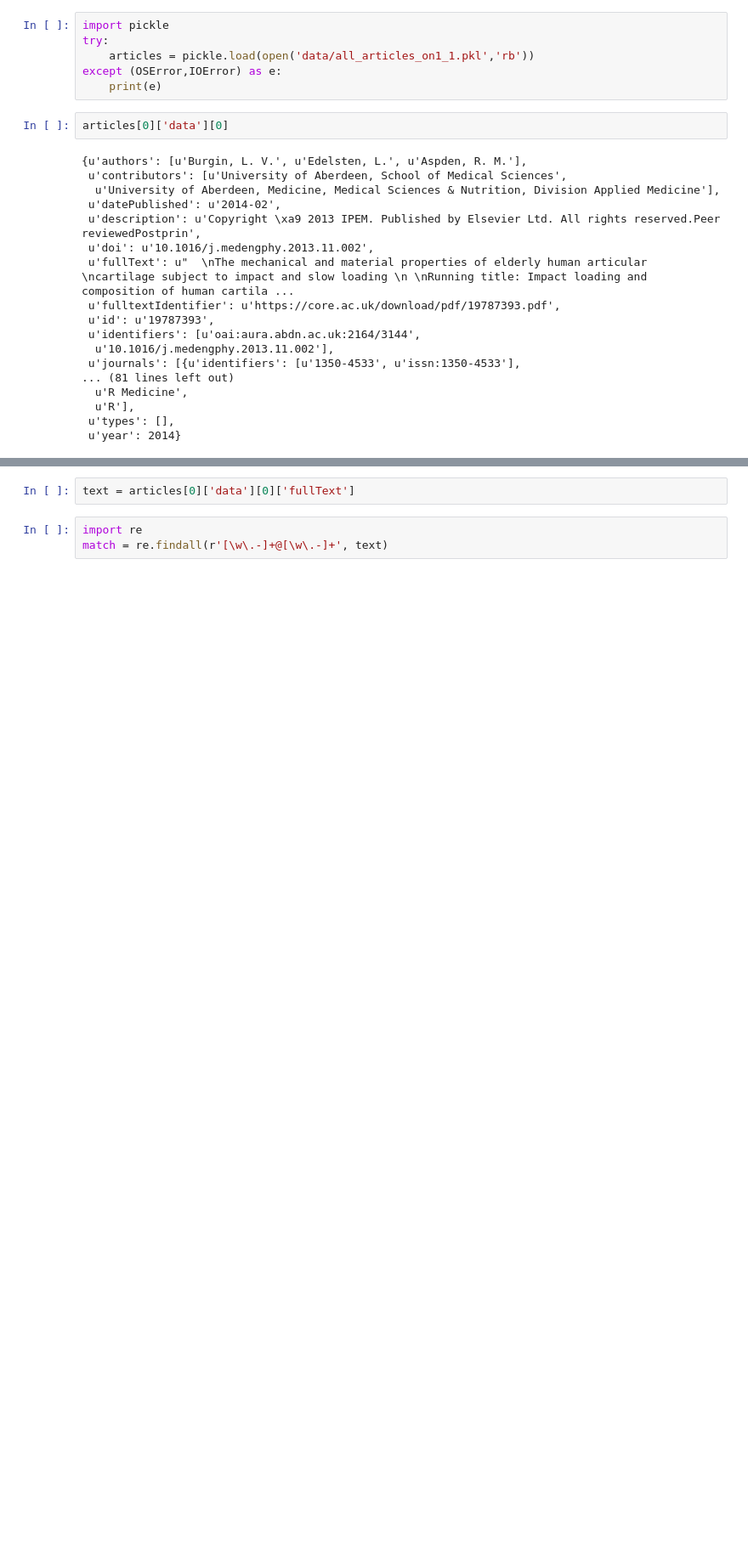
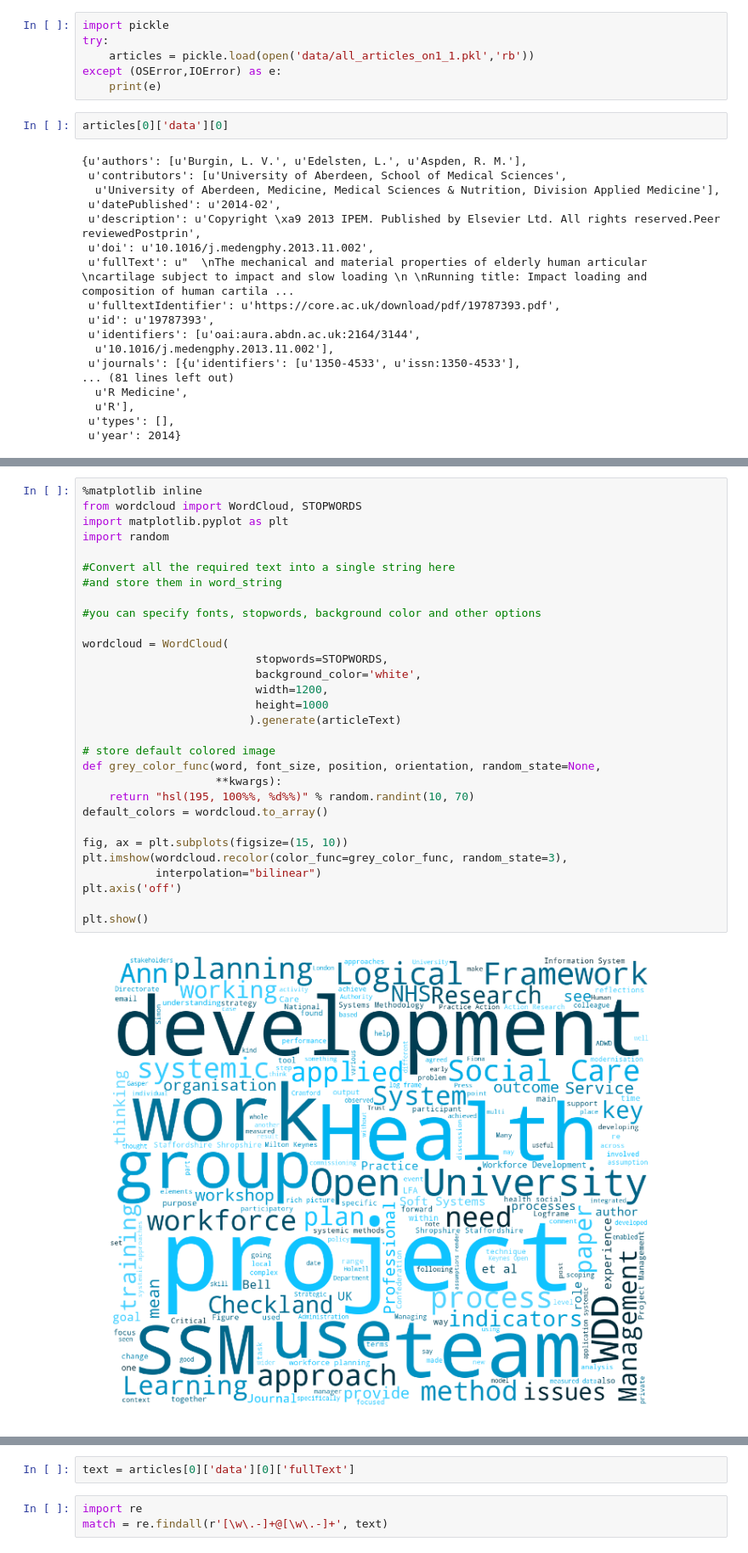
Before and after one commit to oacore/collaboration_discovery_experiment, a Jupyter notebook: tdm demo.ipynb, the cells around one changed output, grey strips where cells are left out. Shown at 85% size. Cells and saved outputs as stored; diff of their text form; blank space fills up the shorter version.

```diff
--- a/tdm demo.ipynb
+++ b/tdm demo.ipynb
@@ -840,0 +716,32 @@ This is the full metadata and fulltext in raw format ready to be analysed of thi
+# %%
+%matplotlib inline
+from wordcloud import WordCloud, STOPWORDS
+import matplotlib.pyplot as plt
+import random
+
+#Convert all the required text into a single string here
+#and store them in word_string
+
+#you can specify fonts, stopwords, background color and other options
+
+wordcloud = WordCloud(
+                          stopwords=STOPWORDS,
+                          background_color='white',
+                          width=1200,
+                          height=1000
+                         ).generate(articleText)
+
+# store default colored image
+def grey_color_func(word, font_size, position, orientation, random_state=None,
+                    **kwargs):
+    return "hsl(195, 100%%, %d%%)" % random.randint(10, 70)
+default_colors = wordcloud.to_array()
+
+fig, ax = plt.subplots(figsize=(15, 10))
+plt.imshow(wordcloud.recolor(color_func=grey_color_func, random_state=3),
+           interpolation="bilinear")
+plt.axis('off')
+
+plt.show()
+# %% [output]
+[figure, added]
```
Also changed, not shown: parts of 87 cells of this notebook.
